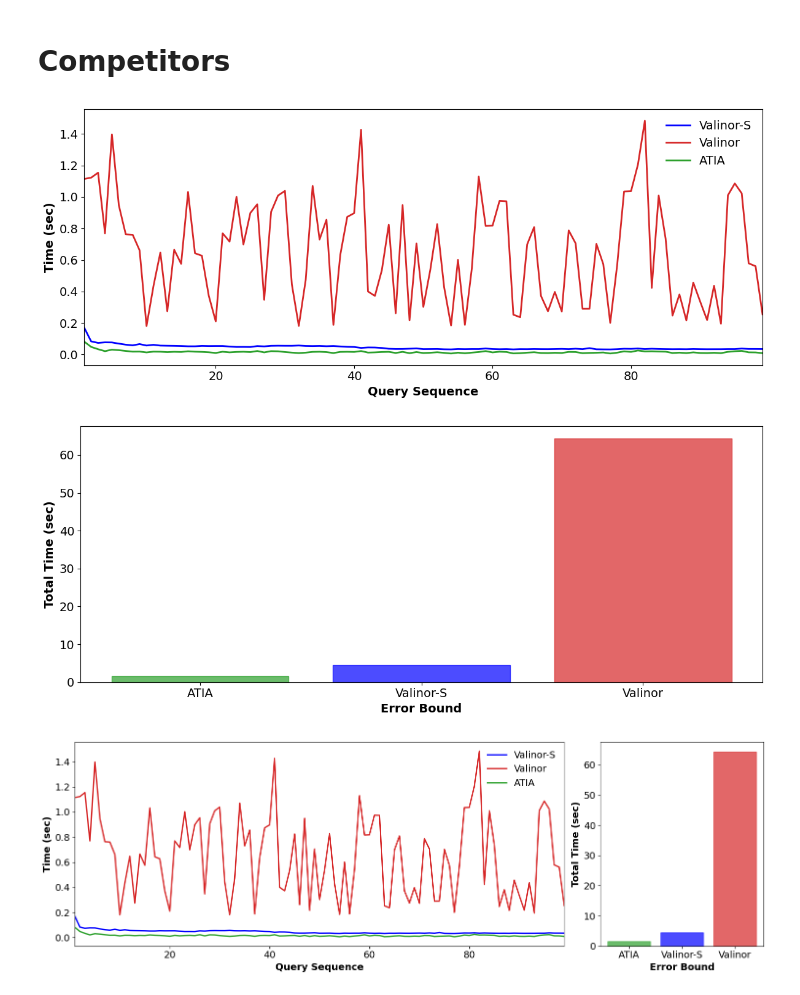
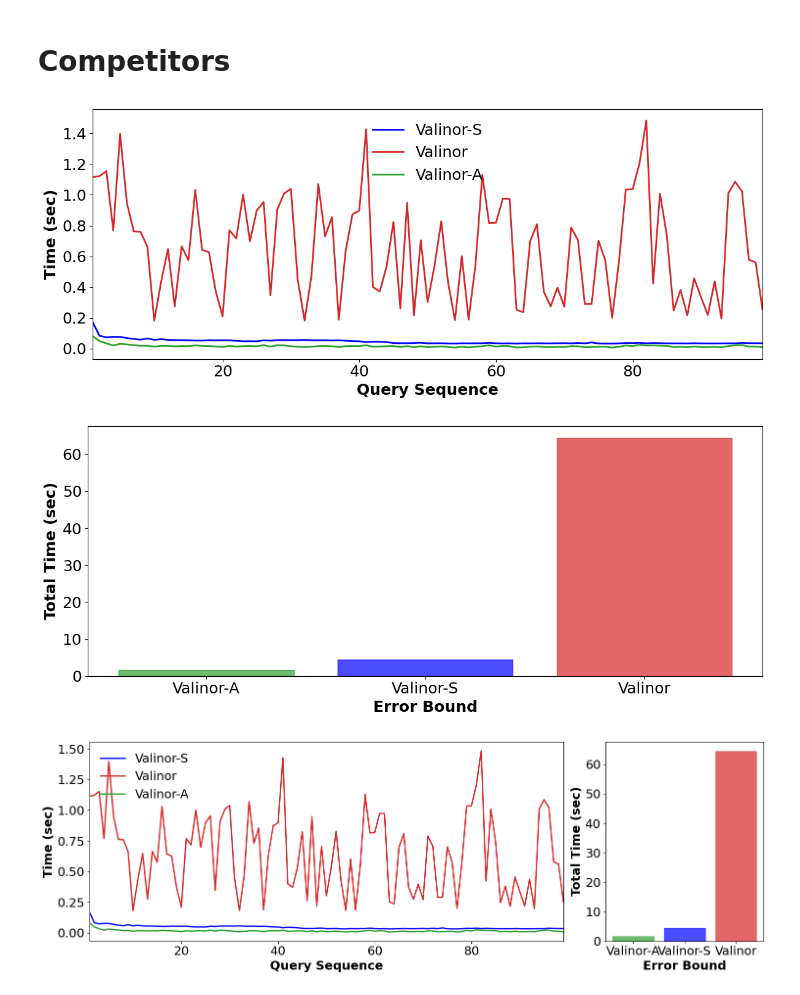
Before and after one commit to VisualFacts/rawvis-index, a Jupyter notebook: experiments/plot_creator.ipynb, the cells around one changed output. Saved outputs shown, nothing was run; the diff lists cells and outputs as text; code cells hidden in the pictures.

Commit message:
plot changes

```diff
--- a/experiments/plot_creator.ipynb
+++ b/experiments/plot_creator.ipynb
@@ -14,11 +14,12 @@ directory='synth50/different_errors/'
 # Define the custom color palette
 # colors = ['black', 'red', 'green', 'blue']
 # colors = ['black', '#253494', '#2c7fb8', '#41b6c4', '#a1dab4', 'red']
-colors = ['black', '#2ca02c', '#0000FF', '#ff7f0e','#d62728', '#00008B']
+colors = ['black', '#2ca02c', '#ff7f0e', '#0000FF', '#d62728', '#00008B']
 
 colors_competitors= ['#0000FF', '#d62728', '#2ca02c']
 
 selected_error_bounds =[0, 0.1, 0.05, 0.02, 0.01]
+fontsize=18
 # %%
 # Read all CSV files from the different_errors directory
 def load_experimental_data(directory):
@@ -547,7 +543,7 @@ Queries within bounds: 99.0%
 # %%
 valinor_dir = "synth50/different_errors"
 valinor_s_dir = "synth50_only_sampling/different_errors"
-default_atia_eb = "0.1"
+default_valinor_a_eb = "0.1"
 # %%
 def get_competitor_agg_df(valinor_dir, valinor_s_dir, eb, y_col, include_initialization=False):
     # Load the data
@@ -568,15 +564,15 @@ def get_competitor_agg_df(valinor_dir, valinor_s_dir, eb, y_col, include_initial
         std_time=(y_col, 'std')
     ).reset_index()
     valinor_agg_df['method'] = "Valinor"
-    atia_df = load_specific_experimental_data(valinor_dir, eb)
+    valinor_a_df = load_specific_experimental_data(valinor_dir, eb)
 
     # Group by errorBound and query number, then calculate mean and std
-    atia_agg_df = atia_df.groupby(['errorBound', 'i']).agg(
+    valinor_a_agg_df = valinor_a_df.groupby(['errorBound', 'i']).agg(
         mean_time=(y_col, 'mean'),
         std_time=(y_col, 'std')
     ).reset_index()
-    atia_agg_df['method'] = "ATIA"
-    agg_df = pd.concat([valinor_s_agg_df, valinor_agg_df, atia_agg_df], ignore_index=True)
+    valinor_a_agg_df['method'] = "Valinor-A"
+    agg_df = pd.concat([valinor_s_agg_df, valinor_agg_df, valinor_a_agg_df], ignore_index=True)
 
     # Optionally exclude the first point (initialization time)
     if not include_initialization:
@@ -603,15 +599,15 @@ def get_competitor_all_agg_df(valinor_dir, valinor_s_dir, y_col, include_initial
     ).reset_index()
     valinor_agg_df['method'] = "Valinor"
 
-    atia_df = load_experimental_data(valinor_dir)
+    valinor_a_df = load_experimental_data(valinor_dir)
 
     # Group by errorBound and query number, then calculate mean and std
-    atia_agg_df = atia_df.groupby(['errorBound', 'i']).agg(
+    valinor_a_agg_df = valinor_a_df.groupby(['errorBound', 'i']).agg(
         mean_time=(y_col, 'mean'),
         std_time=(y_col, 'std')
     ).reset_index()
-    atia_agg_df['method'] = "ATIA"
-    agg_df = pd.concat([valinor_s_agg_df, atia_agg_df], ignore_index=True)
+    valinor_a_agg_df['method'] = "Valinor-A"
+    agg_df = pd.concat([valinor_s_agg_df, valinor_a_agg_df], ignore_index=True)
 
     for error_bound in selected_error_bounds:
         valinor_agg_df['errorBound'] = error_bound
@@ -633,7 +629,6 @@ def plot_aggregated_competitors_per_column(valinor_dir, valinor_s_dir, eb, y_col
 
     # Create query index for x-axis (assuming 'i' column represents query sequence)
     plt.figure(figsize=(12, 5))
-    fontsize=14
     # Plot a line for each error bound without markers
     for error_bound in agg_df['method'].unique():
         data = agg_df[agg_df['method'] == error_bound]
@@ -675,7 +670,6 @@ def plot_aggregated_competitors_per_column_with_bars(valinor_dir, valinor_s_dir,
     gs = fig.add_gridspec(1, 2, width_ratios=[3, 1])
     ax1 = fig.add_subplot(gs[0])
     ax2 = fig.add_subplot(gs[1])
-    fontsize=14
 
     # Plot a line for each error bound without markers on the first subplot
     for error_bound in agg_df['method'].unique():
@@ -727,7 +721,6 @@ def plot_aggregated_competitors_per_column_bars_only(valinor_dir, valinor_s_dir,
 
     # Create query index for x-axis (assuming 'i' column represents query sequence)
     plt.figure(figsize=(12, 5))
-    fontsize=14
 
     # Create the bar chart
     total_times = agg_df.groupby('method')['mean_time'].sum().reset_index()
@@ -749,11 +742,11 @@ def plot_aggregated_competitors_per_column_bars_only(valinor_dir, valinor_s_dir,
     plt.tight_layout()
     plt.show()
 # %%
-plot_aggregated_competitors_per_column(valinor_dir, valinor_s_dir, default_atia_eb, 'Time (sec)')
-plot_aggregated_competitors_per_column_bars_only(valinor_dir, valinor_s_dir, default_atia_eb, 'Time (sec)')
-plot_aggregated_competitors_per_column_with_bars(valinor_dir, valinor_s_dir, default_atia_eb, 'Time (sec)')
+plot_aggregated_competitors_per_column(valinor_dir, valinor_s_dir, default_valinor_a_eb, 'Time (sec)')
+plot_aggregated_competitors_per_column_bars_only(valinor_dir, valinor_s_dir, default_valinor_a_eb, 'Time (sec)')
+plot_aggregated_competitors_per_column_with_bars(valinor_dir, valinor_s_dir, default_valinor_a_eb, 'Time (sec)')
 # %% [output]
-[figure, old version]
+[figure, new version]
-[figure, old version]
+[figure, new version]
-[figure, old version]
+[figure, new version]
 # %%
```
Also changed, not shown: parts of 15 cells of this notebook.
